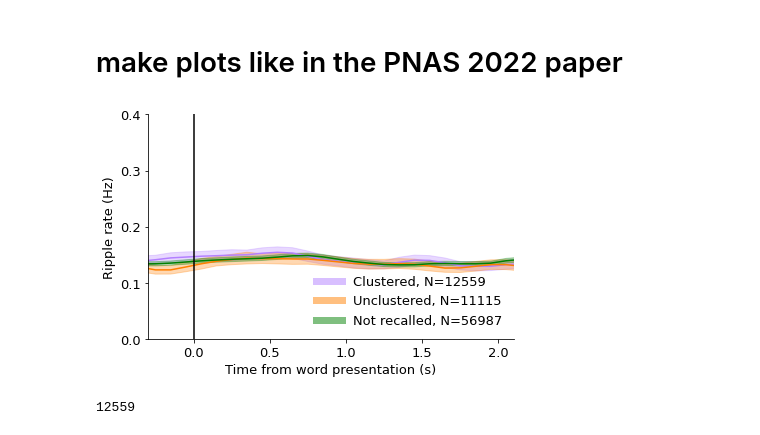
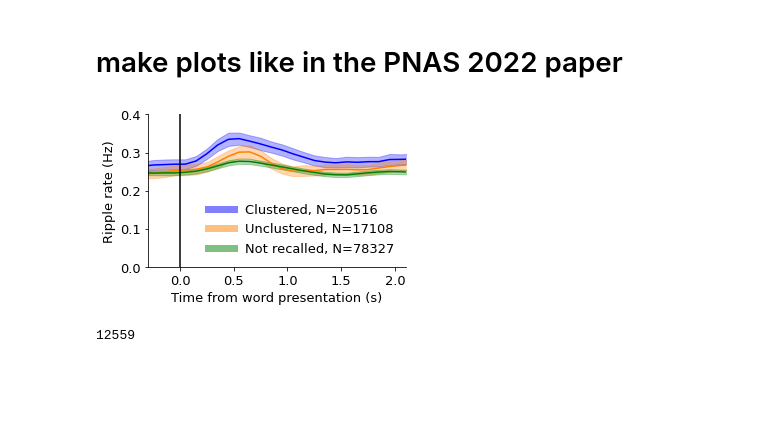
Before and after one commit to jjsakon/SWRrefactored, a Jupyter notebook: code/rippleByGammaThetaPlots.ipynb, the cells around one changed output. Saved outputs shown, nothing was run; the diff lists cells and outputs as text; code cells hidden in the pictures; blank space fills up the shorter version.

```diff
--- a/code/rippleByGammaThetaPlots.ipynb
+++ b/code/rippleByGammaThetaPlots.ipynb
@@ -43,8 +43,8 @@ The autoreload extension is already loaded. To reload it, use:
   %reload_ext autoreload
 # %%
 # for now the plotting code only works with one region at a time
-region_name = ['ENT'] # ['ENT'] # ['AMY'] ['HPC']
-subregion = [''] #['ca1'] # can use [''] to select ALL subregions
+region_name = ['HPC'] # ['ENT'] # ['AMY'] ['HPC']
+subregion = ['ca1'] #['ca1'] # can use [''] to select ALL subregions
 task = 'catFR1' # 'catFR1'
 savePath = f'{base}/figures/'
 
@@ -703,7 +703,7 @@ if encoding_mode == 1:
     se_not_recalled = np.mean(se_not_recalled, axis=1)
 
 # Set up the figure with GridSpec
-fig = plt.figure(figsize=(6, 4))
+fig = plt.figure(figsize=(4.5, 3))
 gs = gridspec.GridSpec(1, 1)
 ax_psth = fig.add_subplot(gs[0, 0])
 
@@ -736,34 +736,34 @@ ax_psth.set_ylabel('Ripple rate (Hz)', fontsize=font_size)
 ax_psth.spines['right'].set_visible(False)
 ax_psth.spines['top'].set_visible(False)
 
 # Customize ticks
 if encoding_mode == 0:
     ax_psth.set_xlim(-1.8, 1.8)
     ax_psth.set_xticks(np.arange(-1.5, 2.0, 0.5))
     ax_psth.set_ylim(0, 0.4)
     ax_psth.set_yticks(np.arange(0, 0.401, 0.1))
     ax_psth.set_xlabel('Time from recall (s)', fontsize=font_size)
 elif encoding_mode == 1:
     ax_psth.set_xlim(-0.3, 2.1)
     ax_psth.set_xticks(np.arange(0, 2.1, 0.5))
     ax_psth.set_ylim(0, 0.4)
     ax_psth.set_yticks(np.arange(0, 0.401, 0.1))
     ax_psth.set_xlabel('Time from word presentation (s)', fontsize=font_size)
 ax_psth.tick_params(axis='both', labelsize=font_size)
 leg = ax_psth.legend(frameon=False, fontsize=font_size, loc='lower right')
 for legobj in leg.legendHandles:
     legobj.set_linewidth(7.0)
     legobj.set_alpha(0.5)
 
 # Adjust layout and show plot
 plt.tight_layout()
 
 if save_plot == 1:
     plt.savefig(f'/home1/john/SWRrefactored/figures/ripple_psths/{task}_{saveName}{region_name[0]}_{subregion[0]}_allTrials.pdf',transparent=True)
 
 plt.show();
 # %% [output]
-[figure, old version]
+[figure, new version]
 # %%
 # %% [output]
 12559
```
Also changed, not shown: parts of 5 cells of this notebook, 1 other file.
